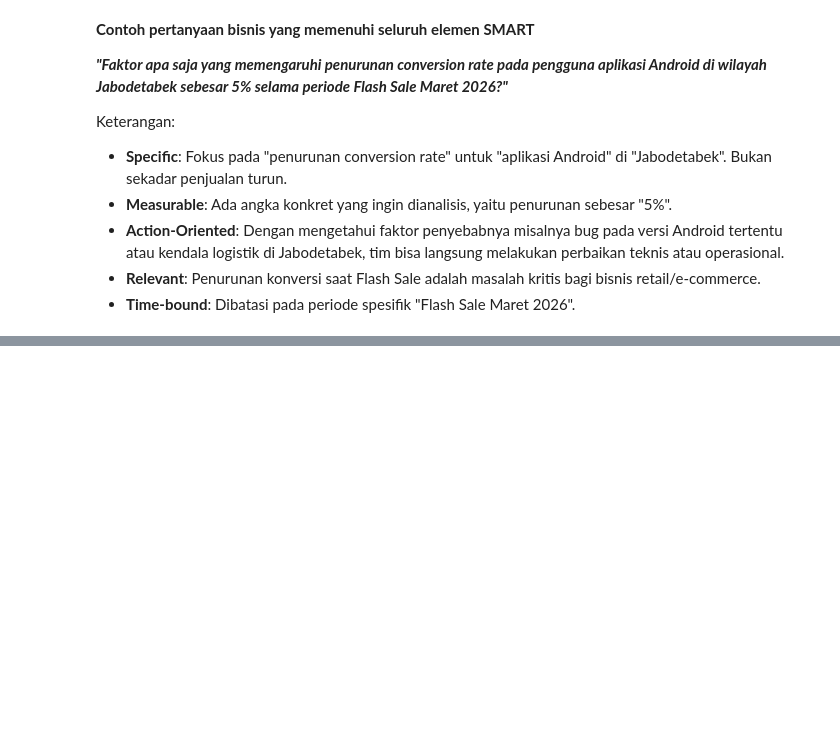
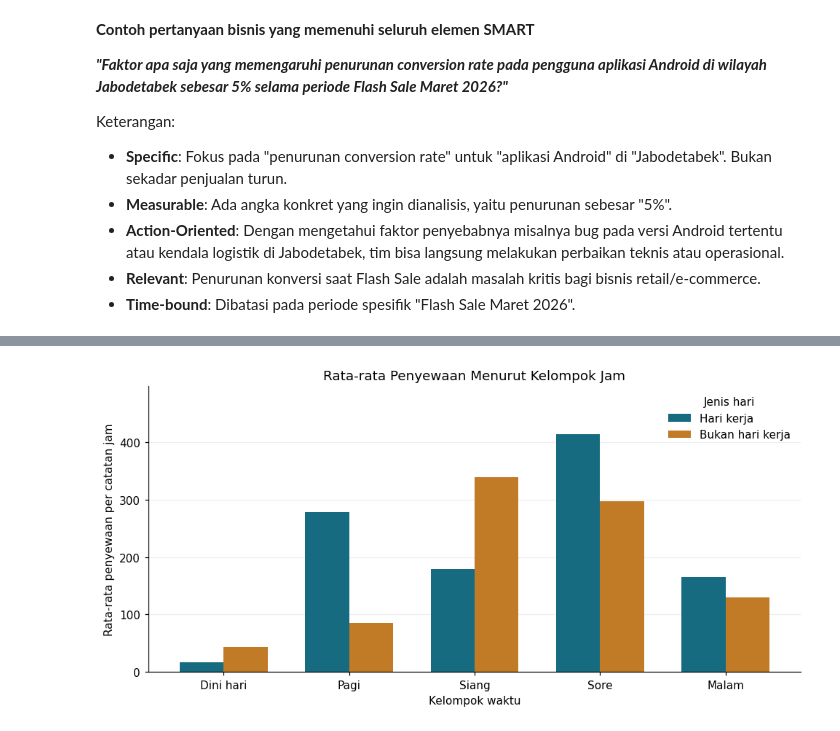
Before and after one commit to nugrasrposit/bike-sharing-dashboard, a Jupyter notebook: dashboard/main-data.ipynb, the cells around one changed output, grey strips where cells are left out. Drawn from its saved outputs; the diff is of its cells as text; code cells hidden in the pictures; blank space fills up the shorter version.

```diff
--- a/dashboard/main-data.ipynb
+++ b/dashboard/main-data.ipynb
@@ -112,0 +49,7 @@ Keterangan:
+# %%
+from pathlib import Path
+import pandas as pd
+import matplotlib.pyplot as plt
+
+pd.set_option('display.max_columns', None)
+plt.rcParams['figure.dpi'] = 110
@@ -112,0 +478,14 @@ Keterangan:
+# %%
+label_waktu = ['Dini hari', 'Pagi', 'Siang', 'Sore', 'Malam']
+hour_df['kelompok_jam'] = pd.cut(
+    hour_df['hr'],
+    bins=[-1, 5, 9, 15, 19, 23],
+    labels=label_waktu
+)
+
+segmentasi = (hour_df.groupby(['kelompok_jam', 'jenis_hari'], observed=True)['cnt']
+              .agg(['count', 'mean'])
+              .rename(columns={'count': 'jumlah_catatan_jam',
+                               'mean': 'rata_rata_penyewaan'}))
+
+display(segmentasi.round(1))
@@ -112,0 +509,20 @@ Keterangan:
+# %%
+segment_plot = (hour_df.groupby(['kelompok_jam', 'jenis_hari'], observed=True)['cnt']
+                .mean().unstack().reindex(label_waktu))
+
+fig, ax = plt.subplots(figsize=(9, 4.5))
+segment_plot[['Hari kerja', 'Bukan hari kerja']].plot(
+    kind='bar', ax=ax, color=['#176B80', '#C17A25'], width=0.7)
+ax.set_title('Rata-rata Penyewaan Menurut Kelompok Jam')
+ax.set_xlabel('Kelompok waktu')
+ax.set_ylabel('Rata-rata penyewaan per catatan jam')
+ax.set_ylim(0, segment_plot.max().max() * 1.2)
+ax.tick_params(axis='x', rotation=0)
+ax.legend(title='Jenis hari', frameon=False)
+ax.grid(axis='y', alpha=0.22)
+ax.set_axisbelow(True)
+ax.spines[['top','right']].set_visible(False)
+plt.tight_layout()
+plt.show()
+# %% [output]
+[figure, added]
```
Also changed, not shown: parts of 82 cells of this notebook.
